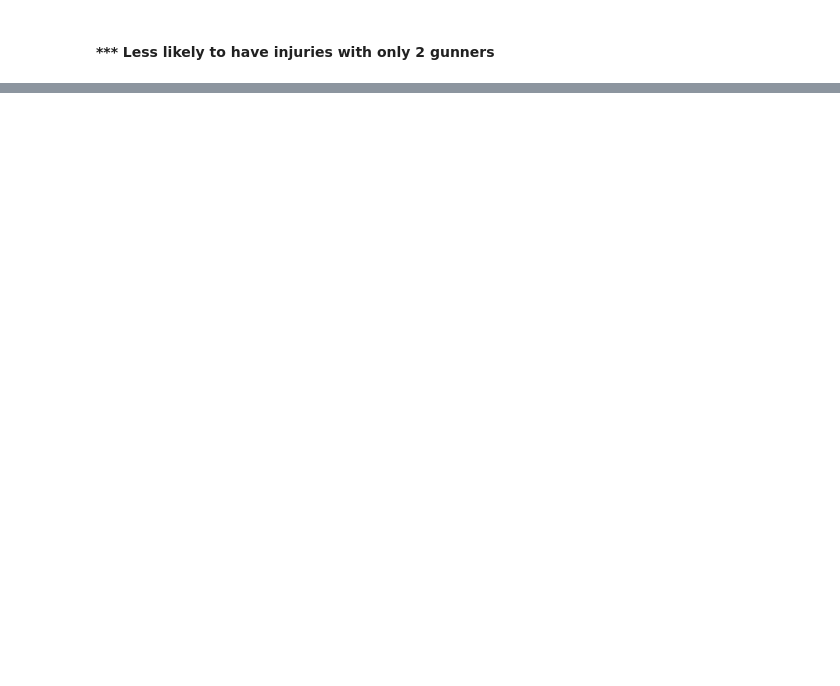
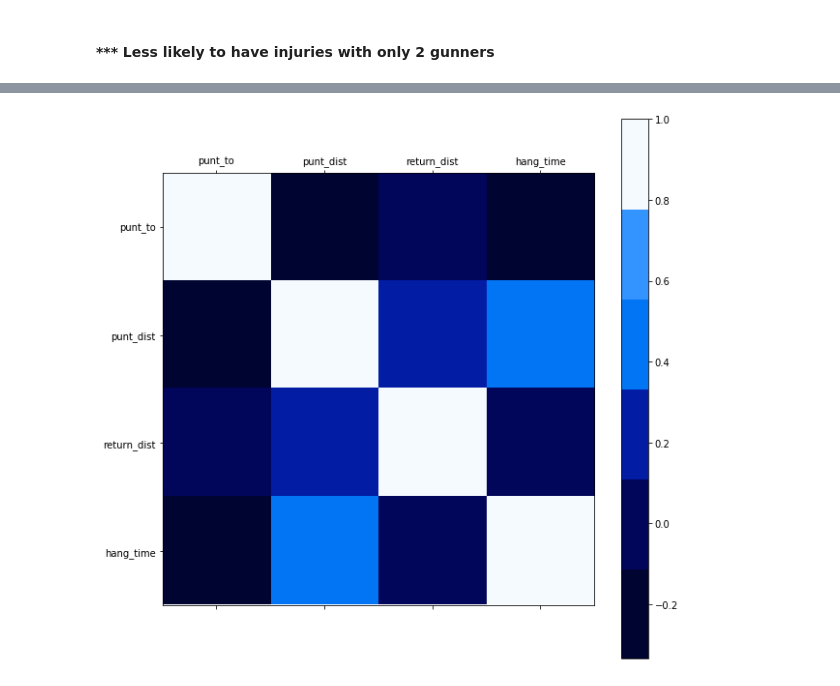
Before and after one commit to mtodisco10/nfl-punt-analytics, a Jupyter notebook: nfl_punt_script.ipynb, the cells around one changed output, grey strips where cells are left out. Drawn from its saved outputs; the diff is of its cells as text; code cells hidden in the pictures; blank space fills up the shorter version.

```diff
--- a/nfl_punt_script.ipynb
+++ b/nfl_punt_script.ipynb
@@ -814,0 +1070,4 @@ punt_detail_df = parse_play_description(play_info, ['touchback', 'fair_catch','o
+# %%
+pdd_ret = pdd.loc[(pdd.return_dist <=100) & (pdd.outcome == 'return') & (pd.notnull(pdd.hang_time_bin))]
+# %%
+pdd_ret['hang_time_bin'] = pdd_ret['hang_time_bin'].astype(str)
@@ -814,0 +1108,2 @@ punt_detail_df = parse_play_description(play_info, ['touchback', 'fair_catch','o
+# %%
+corr_df = pdd_ret[['punt_to', 'punt_dist', 'return_dist', 'hang_time']]
@@ -814,0 +1118,15 @@ punt_detail_df = parse_play_description(play_info, ['touchback', 'fair_catch','o
+# %%
+from matplotlib.colors import ListedColormap
+cmap = ListedColormap(['#000431', '#01065A', '#021CA4', '#0275F4','#3393FF', '#F5FAFF'])
+# %%
+import matplotlib.pyplot as plt
+
+plt.rcParams["figure.figsize"] = (10,10)
+
+plt.matshow(corr_df.corr(), cmap=cmap)
+plt.xticks(range(len(corr_df.columns)), corr_df.columns)
+plt.yticks(range(len(corr_df.columns)), corr_df.columns)
+plt.colorbar()
+plt.show()
+# %% [output]
+[figure, added]
```
Also changed, not shown: parts of 129 cells of this notebook.
